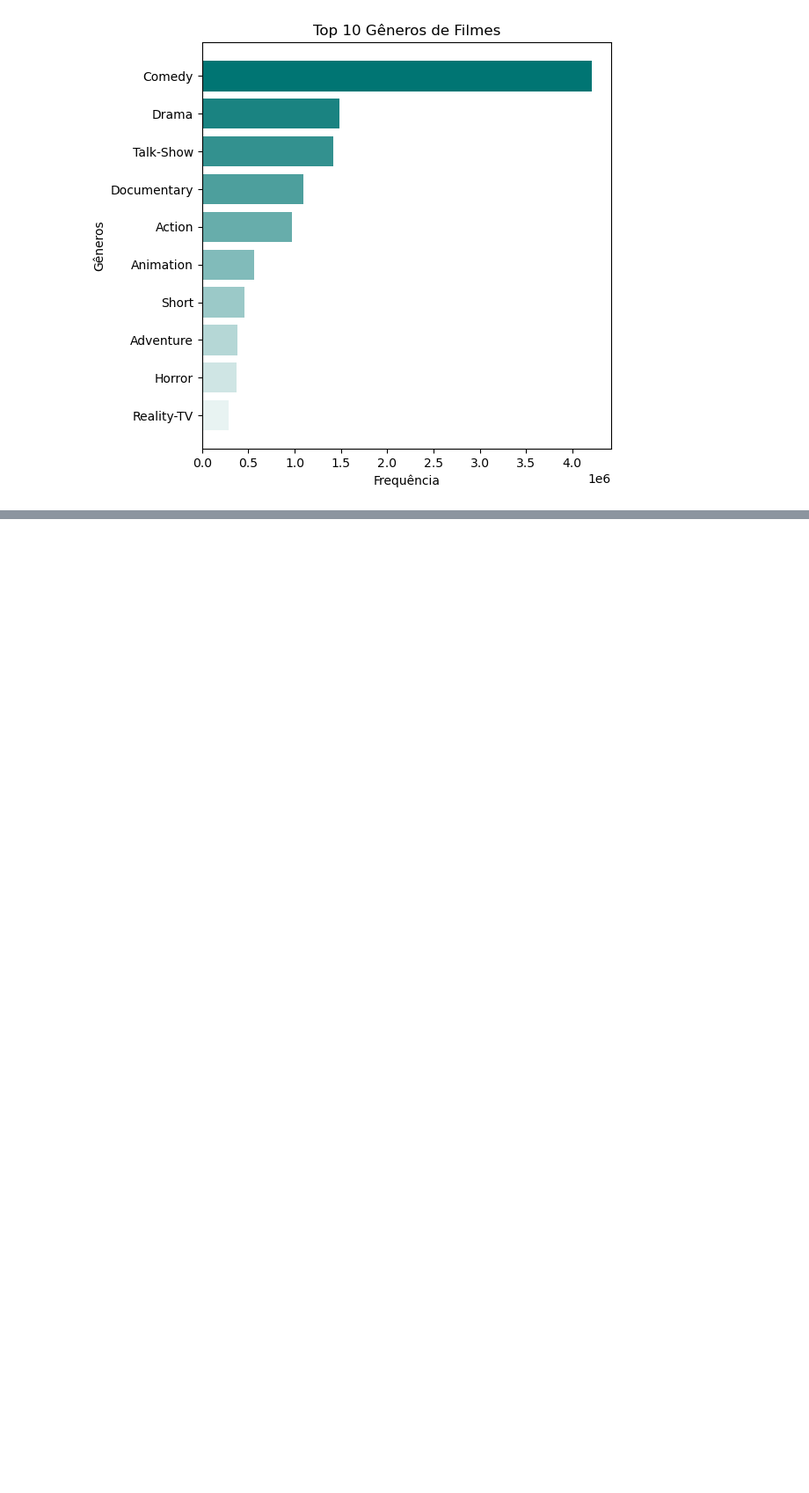
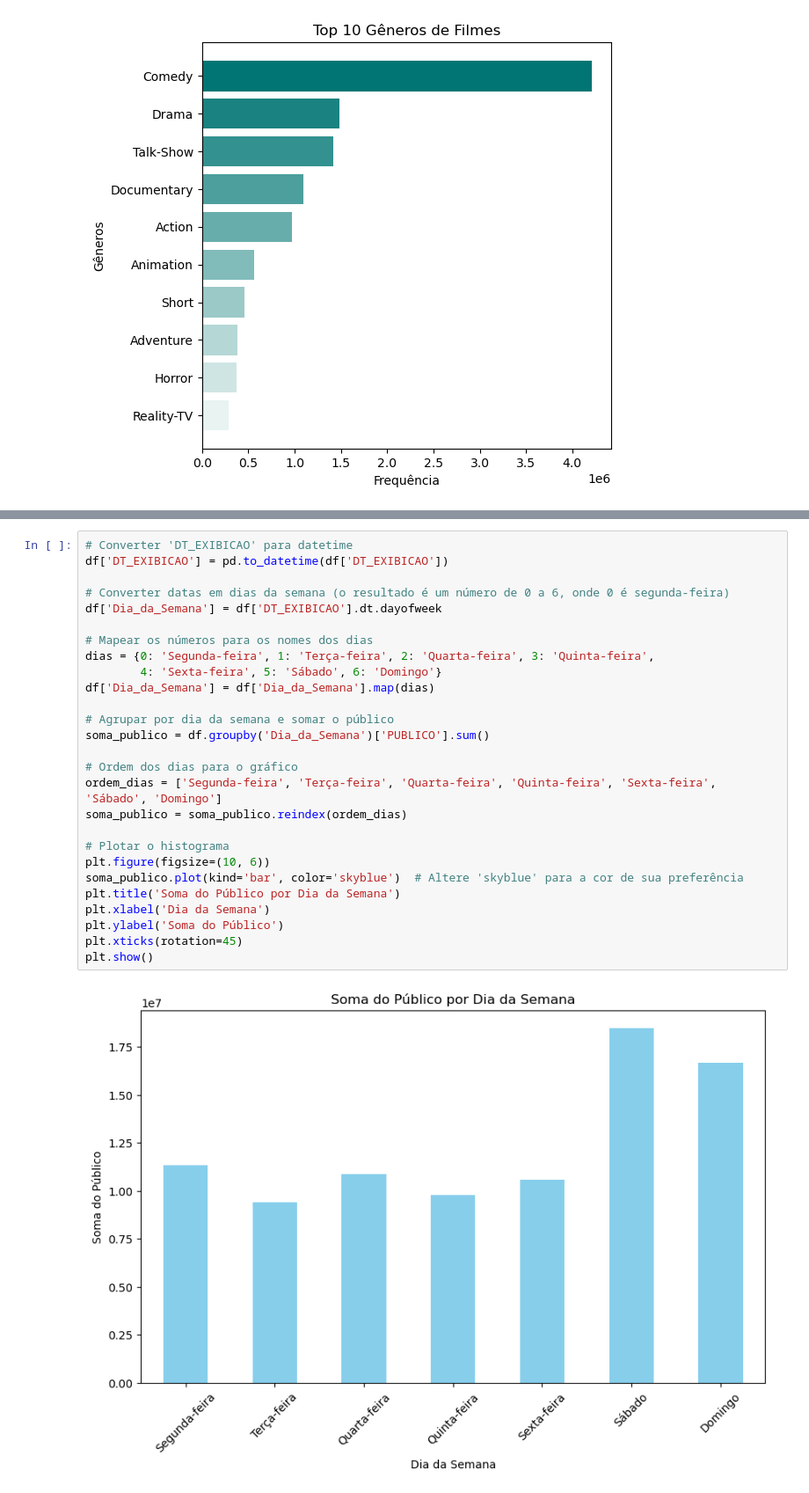
Before and after one commit to bentofh/ancine, a Jupyter notebook: 2_analise_ancine_sample.ipynb, the cells around one changed output, grey strips where cells are left out. Shown: that part at 88% size. Cells and saved outputs as stored; diff of their text form; blank space fills up the shorter version.

```diff
--- a/2_analise_ancine_sample.ipynb
+++ b/2_analise_ancine_sample.ipynb
@@ -307,0 +329,29 @@ plt.show()
+# %%
+# Converter 'DT_EXIBICAO' para datetime
+df['DT_EXIBICAO'] = pd.to_datetime(df['DT_EXIBICAO'])
+
+# Converter datas em dias da semana (o resultado é um número de 0 a 6, onde 0 é segunda-feira)
+df['Dia_da_Semana'] = df['DT_EXIBICAO'].dt.dayofweek
+
+# Mapear os números para os nomes dos dias
+dias = {0: 'Segunda-feira', 1: 'Terça-feira', 2: 'Quarta-feira', 3: 'Quinta-feira',
+        4: 'Sexta-feira', 5: 'Sábado', 6: 'Domingo'}
+df['Dia_da_Semana'] = df['Dia_da_Semana'].map(dias)
+
+# Agrupar por dia da semana e somar o público
+soma_publico = df.groupby('Dia_da_Semana')['PUBLICO'].sum()
+
+# Ordem dos dias para o gráfico
+ordem_dias = ['Segunda-feira', 'Terça-feira', 'Quarta-feira', 'Quinta-feira', 'Sexta-feira', 'Sábado', 'Domingo']
+soma_publico = soma_publico.reindex(ordem_dias)
+
+# Plotar o histograma
+plt.figure(figsize=(10, 6))
+soma_publico.plot(kind='bar', color='skyblue')  # Altere 'skyblue' para a cor de sua preferência
+plt.title('Soma do Público por Dia da Semana')
+plt.xlabel('Dia da Semana')
+plt.ylabel('Soma do Público')
+plt.xticks(rotation=45)
+plt.show()
+# %% [output]
+[figure, added]
```
Also changed, not shown: parts of 4 cells of this notebook.
